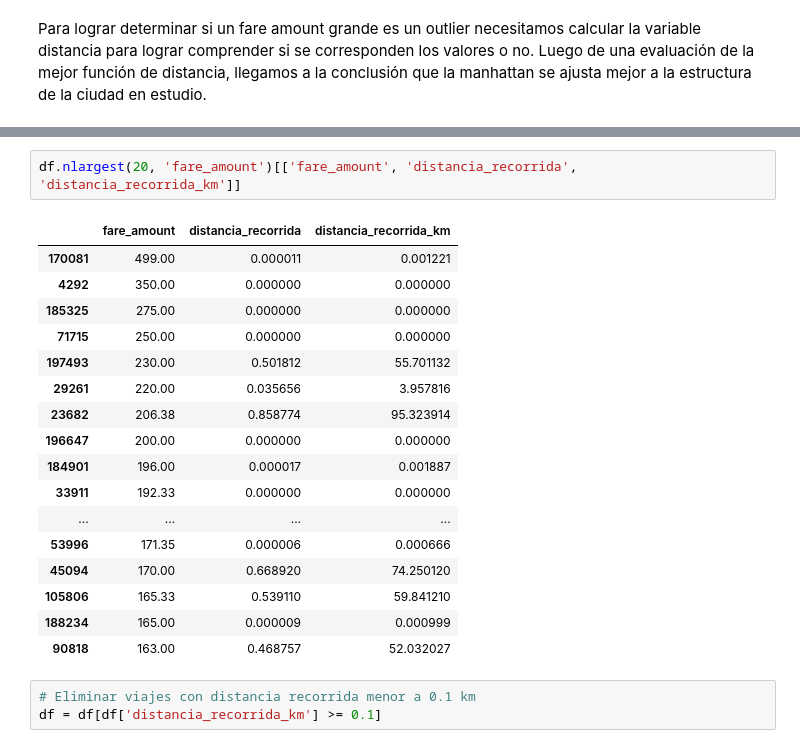
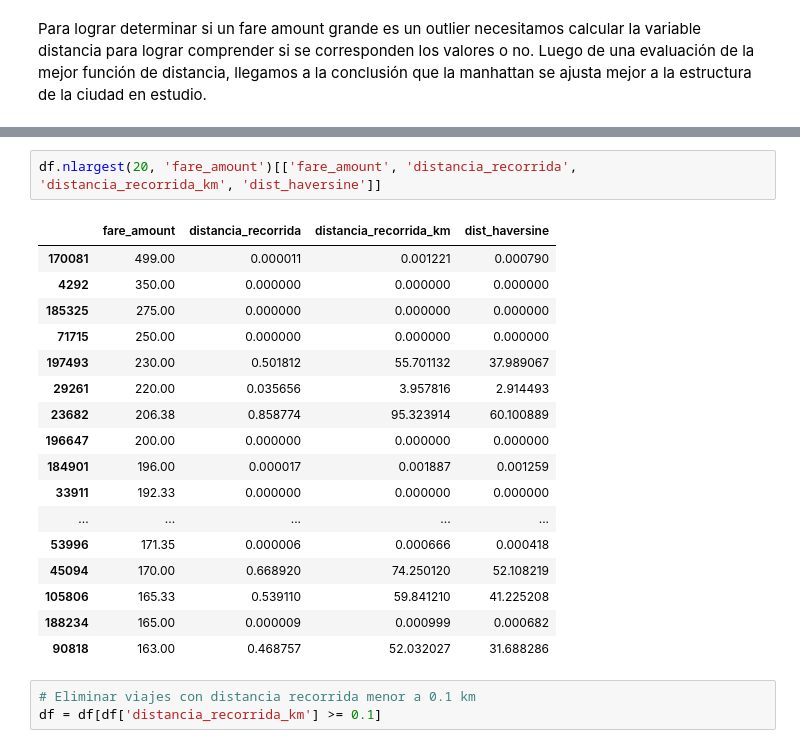
Before and after one commit to FedeZ2008/AA1-TUIA-2025C2-LEON-ZIMMER, a Jupyter notebook: TP1_Regresion.ipynb, the cells around one changed output, grey strips where cells are left out. Saved outputs shown, nothing was run; the diff lists cells and outputs as text.

```diff
--- a/TP1_Regresion.ipynb
+++ b/TP1_Regresion.ipynb
@@ -211,25 +226,25 @@ fare_amount
 499.00    1
 Name: count, dtype: int64
 # %%
-df.nlargest(20, 'fare_amount')[['fare_amount', 'distancia_recorrida', 'distancia_recorrida_km']]
+df.nlargest(20, 'fare_amount')[['fare_amount', 'distancia_recorrida', 'distancia_recorrida_km', 'dist_haversine']]
 # %% [output]
-|  | fare_amount | distancia_recorrida | distancia_recorrida_km |
-| 170081 | 499.00 | 0.000011 | 0.001221 |
-| 4292 | 350.00 | 0.000000 | 0.000000 |
-| 185325 | 275.00 | 0.000000 | 0.000000 |
-| 71715 | 250.00 | 0.000000 | 0.000000 |
-| 197493 | 230.00 | 0.501812 | 55.701132 |
-| 29261 | 220.00 | 0.035656 | 3.957816 |
-| 23682 | 206.38 | 0.858774 | 95.323914 |
-| 196647 | 200.00 | 0.000000 | 0.000000 |
-| 184901 | 196.00 | 0.000017 | 0.001887 |
-| 33911 | 192.33 | 0.000000 | 0.000000 |
-| ... | ... | ... | ... |
-| 53996 | 171.35 | 0.000006 | 0.000666 |
-| 45094 | 170.00 | 0.668920 | 74.250120 |
-| 105806 | 165.33 | 0.539110 | 59.841210 |
-| 188234 | 165.00 | 0.000009 | 0.000999 |
-| 90818 | 163.00 | 0.468757 | 52.032027 |
+|  | fare_amount | distancia_recorrida | distancia_recorrida_km | dist_haversine |
+| 170081 | 499.00 | 0.000011 | 0.001221 | 0.000790 |
+| 4292 | 350.00 | 0.000000 | 0.000000 | 0.000000 |
+| 185325 | 275.00 | 0.000000 | 0.000000 | 0.000000 |
+| 71715 | 250.00 | 0.000000 | 0.000000 | 0.000000 |
+| 197493 | 230.00 | 0.501812 | 55.701132 | 37.989067 |
+| 29261 | 220.00 | 0.035656 | 3.957816 | 2.914493 |
+| 23682 | 206.38 | 0.858774 | 95.323914 | 60.100889 |
+| 196647 | 200.00 | 0.000000 | 0.000000 | 0.000000 |
+| 184901 | 196.00 | 0.000017 | 0.001887 | 0.001259 |
+| 33911 | 192.33 | 0.000000 | 0.000000 | 0.000000 |
+| ... | ... | ... | ... | ... |
+| 53996 | 171.35 | 0.000006 | 0.000666 | 0.000418 |
+| 45094 | 170.00 | 0.668920 | 74.250120 | 52.108219 |
+| 105806 | 165.33 | 0.539110 | 59.841210 | 41.225208 |
+| 188234 | 165.00 | 0.000009 | 0.000999 | 0.000682 |
+| 90818 | 163.00 | 0.468757 | 52.032027 | 31.688286 |
 # %%
 # Eliminar viajes con distancia recorrida menor a 0.1 km
 df = df[df['distancia_recorrida_km'] >= 0.1]
```
Also changed, not shown: parts of 17 cells of this notebook.
